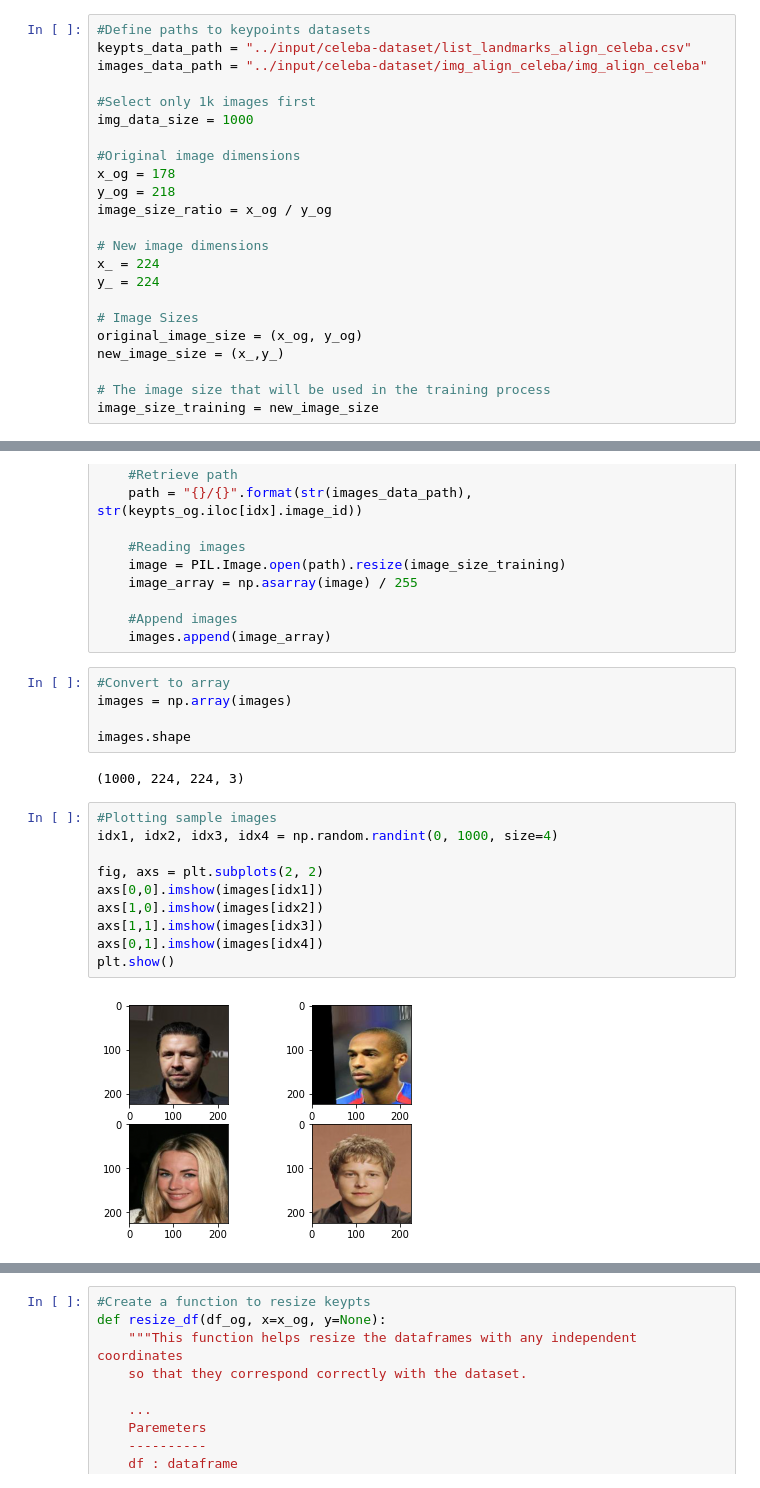
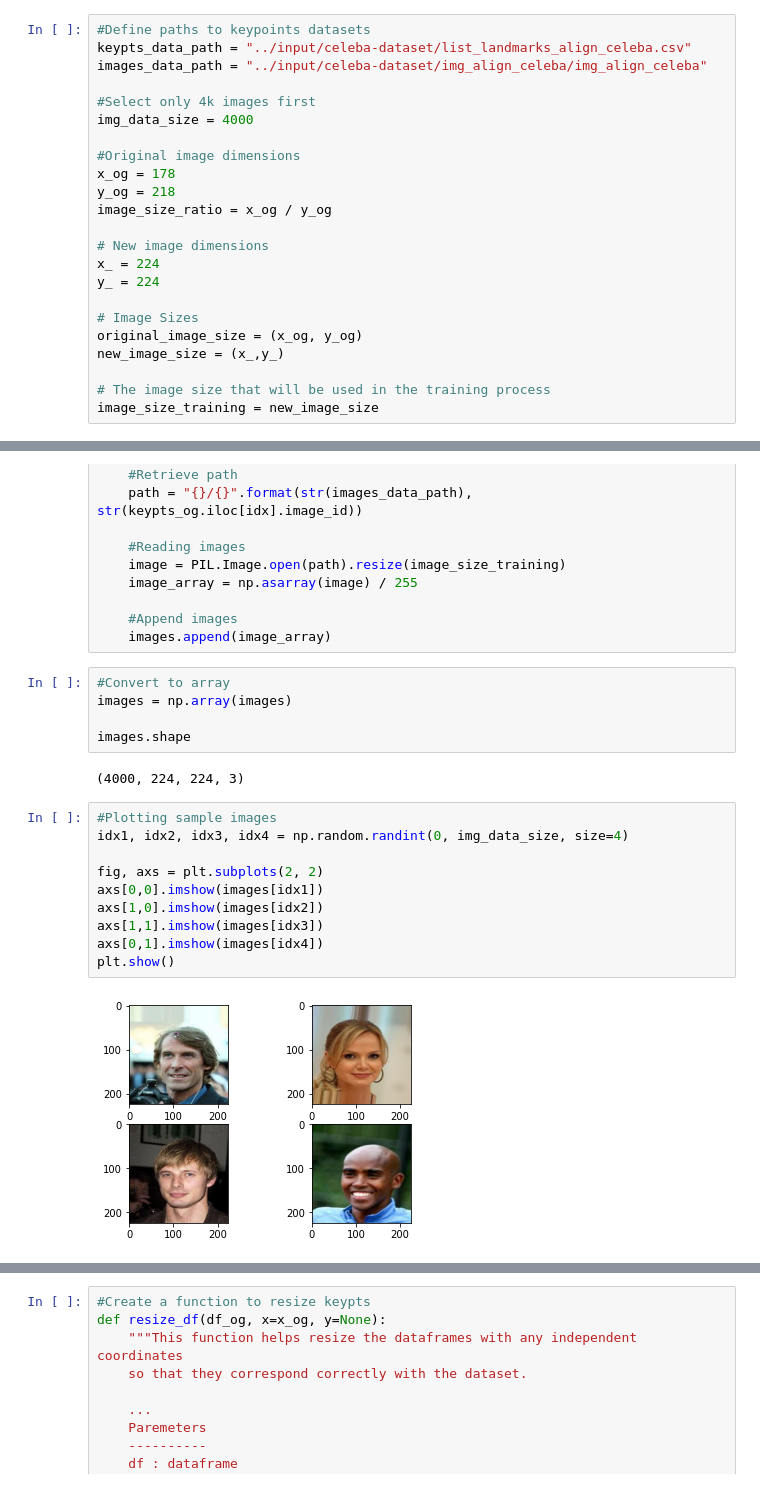
Before and after one commit to scho-git/springboard, a Jupyter notebook: face_detection_project/transfer-learning-mobilenetv2.ipynb, the cells around one changed output, grey strips where cells are left out. Drawn from its saved outputs; the diff is of its cells as text.

```diff
--- a/face_detection_project/transfer-learning-mobilenetv2.ipynb
+++ b/face_detection_project/transfer-learning-mobilenetv2.ipynb
@@ -38,8 +62,8 @@ Due to the limited memory of Kaggle notebooks, initial sample size will be 1k (r
 keypts_data_path = "../input/celeba-dataset/list_landmarks_align_celeba.csv"
 images_data_path = "../input/celeba-dataset/img_align_celeba/img_align_celeba"
 
-#Select only 1k images first
-img_data_size = 1000
+#Select only 4k images first
+img_data_size = 4000
 
 #Original image dimensions
 x_og = 178
@@ -182,17 +149,17 @@ images = np.array(images)
 
 images.shape
 # %% [output]
-(1000, 224, 224, 3)
+(4000, 224, 224, 3)
 # %%
 #Plotting sample images
-idx1, idx2, idx3, idx4 = np.random.randint(0, 1000, size=4)
+idx1, idx2, idx3, idx4 = np.random.randint(0, img_data_size, size=4)
 
 fig, axs = plt.subplots(2, 2)
 axs[0,0].imshow(images[idx1])
 axs[1,0].imshow(images[idx2])
 axs[1,1].imshow(images[idx3])
 axs[0,1].imshow(images[idx4])
 plt.show()
 # %% [output]
-[figure, old version]
+[figure, new version]
 # %% [markdown]
```
Also changed, not shown: parts of 76 cells of this notebook, 4 other files.
